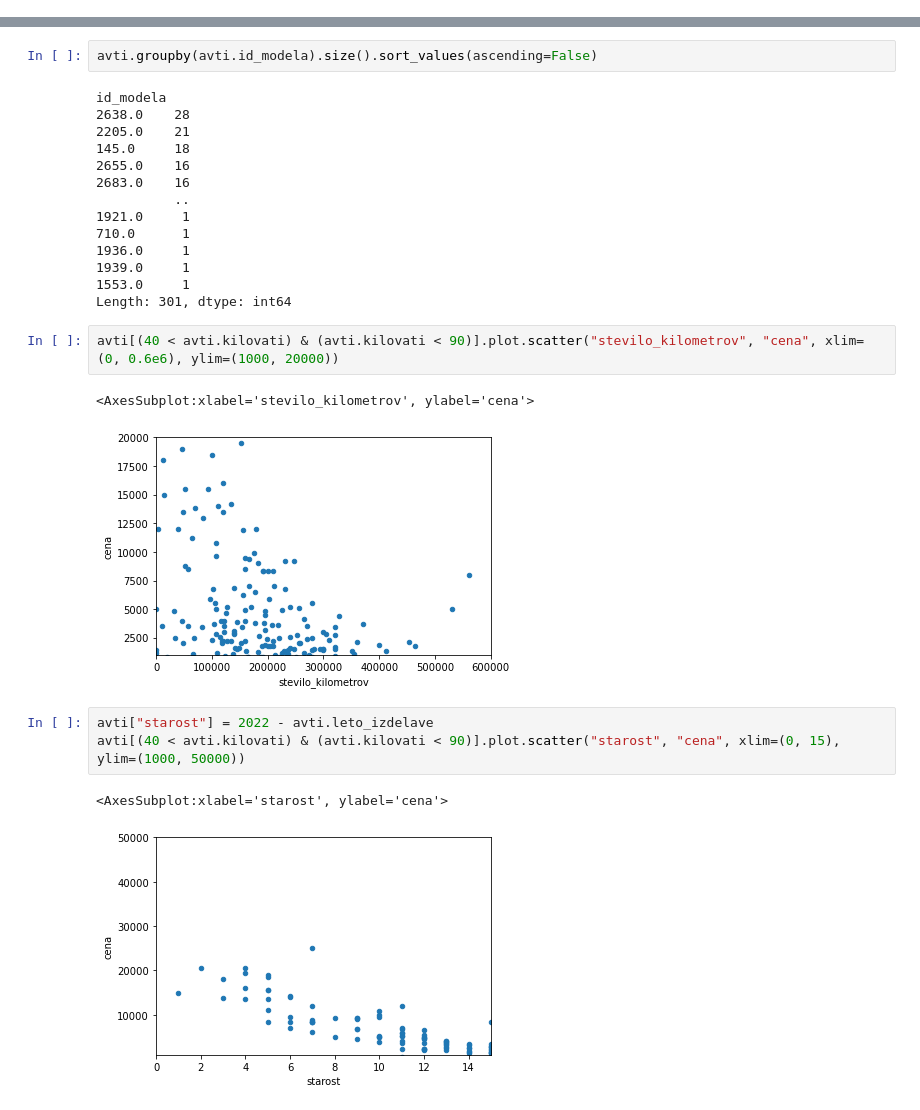
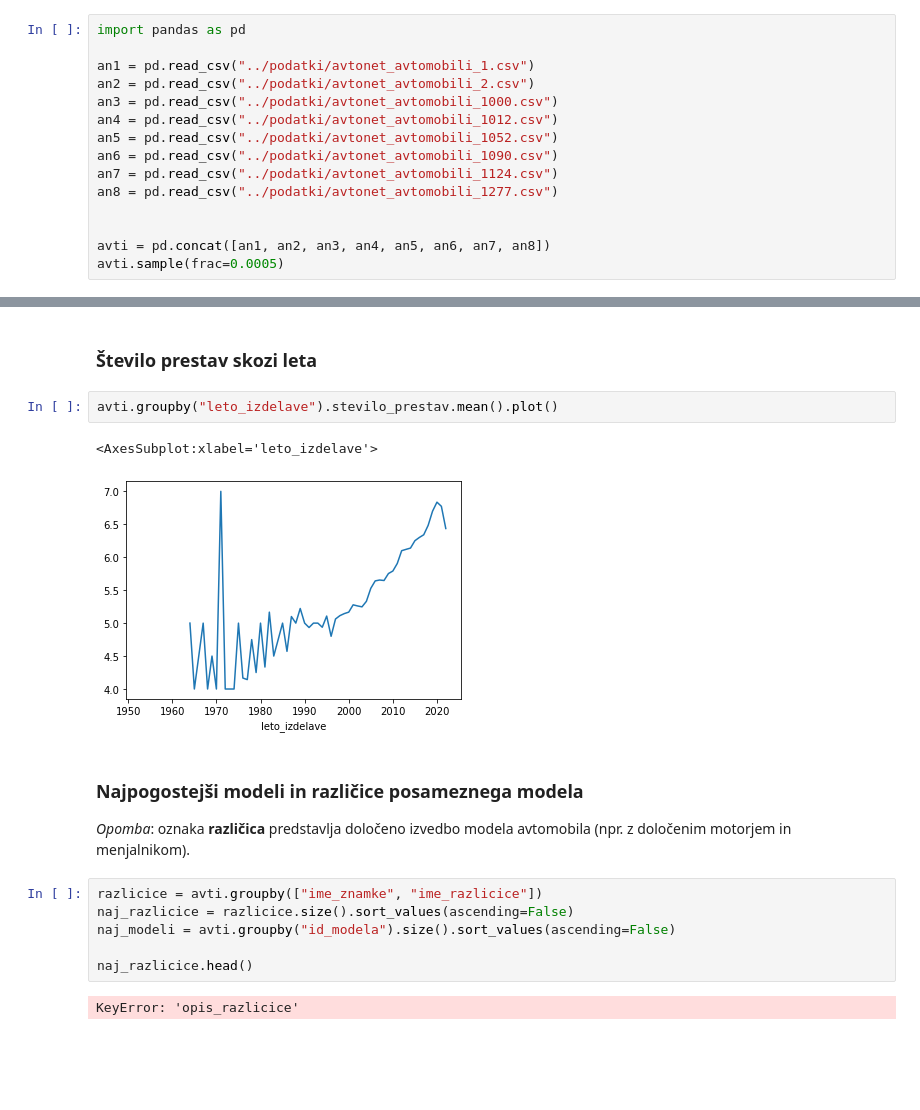
Before and after one commit to pg008/programiranje_1_projektna_naloga, a Jupyter notebook: src/analiza.ipynb, the cells around one changed output, grey strips where cells are left out. Saved outputs shown, nothing was run; the diff lists cells and outputs as text; blank space fills up the shorter version.

Commit message:
zajeti podatki z avtonet

```diff
--- a/src/analiza.ipynb
+++ b/src/analiza.ipynb
@@ -10,0 +3,15 @@ avti.head(3)
+# %%
+import pandas as pd
+
+an1 = pd.read_csv("../podatki/avtonet_avtomobili_1.csv")
+an2 = pd.read_csv("../podatki/avtonet_avtomobili_2.csv")
+an3 = pd.read_csv("../podatki/avtonet_avtomobili_1000.csv")
+an4 = pd.read_csv("../podatki/avtonet_avtomobili_1012.csv")
+an5 = pd.read_csv("../podatki/avtonet_avtomobili_1052.csv")
+an6 = pd.read_csv("../podatki/avtonet_avtomobili_1090.csv")
+an7 = pd.read_csv("../podatki/avtonet_avtomobili_1124.csv")
+an8 = pd.read_csv("../podatki/avtonet_avtomobili_1277.csv")
+
+
+avti = pd.concat([an1, an2, an3, an4, an5, an6, an7, an8])
+avti.sample(frac=0.0005)
@@ -11,27 +38,18 @@ avti.head(3)
+# %% [markdown]
+### Število prestav skozi leta
+# %%
+avti.groupby("leto_izdelave").stevilo_prestav.mean().plot()
+# %% [output]
+<AxesSubplot:xlabel='leto_izdelave'>
+[figure, added]
+# %% [markdown]
+### Najpogostejši modeli in različice posameznega modela
+*Opomba*: oznaka **različica** predstavlja določeno izvedbo modela avtomobila (npr. z določenim motorjem in menjalnikom).
 # %%
-avti.groupby(avti.id_modela).size().sort_values(ascending=False)
+razlicice = avti.groupby(["ime_znamke", "ime_razlicice"])
+naj_razlicice = razlicice.size().sort_values(ascending=False)
+naj_modeli = avti.groupby("id_modela").size().sort_values(ascending=False)
+
+naj_razlicice.head()
 # %% [output]
-id_modela
-2638.0    28
-2205.0    21
-145.0     18
-2655.0    16
-2683.0    16
-          ..
-1921.0     1
-710.0      1
-1936.0     1
-1939.0     1
-1553.0     1
-Length: 301, dtype: int64
+KeyError: 'opis_razlicice'
-# %%
-avti[(40 < avti.kilovati) & (avti.kilovati < 90)].plot.scatter("stevilo_kilometrov", "cena", xlim=(0, 0.6e6), ylim=(1000, 20000))
-# %% [output]
-<AxesSubplot:xlabel='stevilo_kilometrov', ylabel='cena'>
-[figure, removed]
-# %%
-avti["starost"] = 2022 - avti.leto_izdelave
-avti[(40 < avti.kilovati) & (avti.kilovati < 90)].plot.scatter("starost", "cena", xlim=(0, 15), ylim=(1000, 50000))
-# %% [output]
-<AxesSubplot:xlabel='starost', ylabel='cena'>
-[figure, removed]
```
Also changed, not shown: parts of 13 cells of this notebook, 13 other files.
